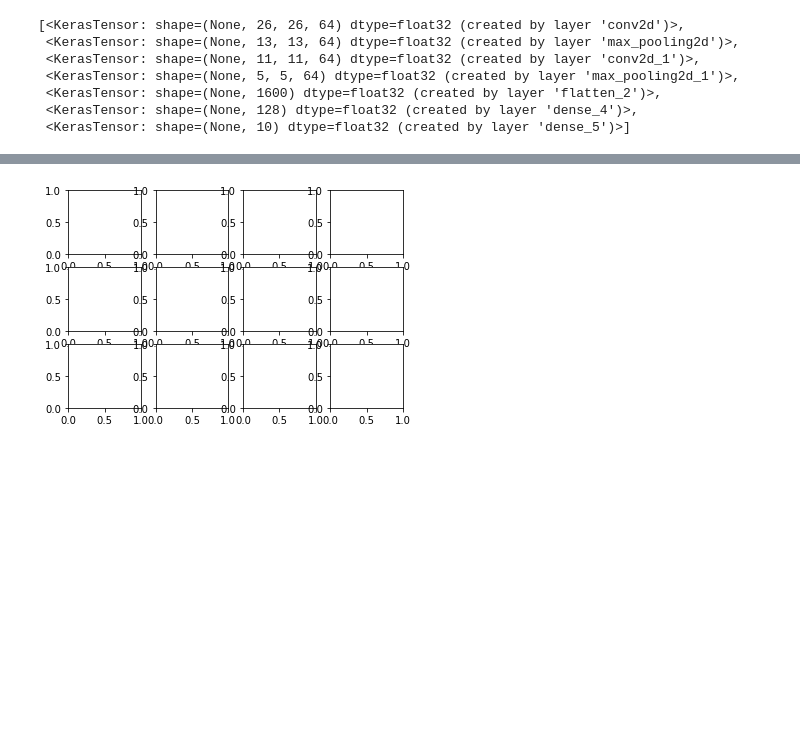
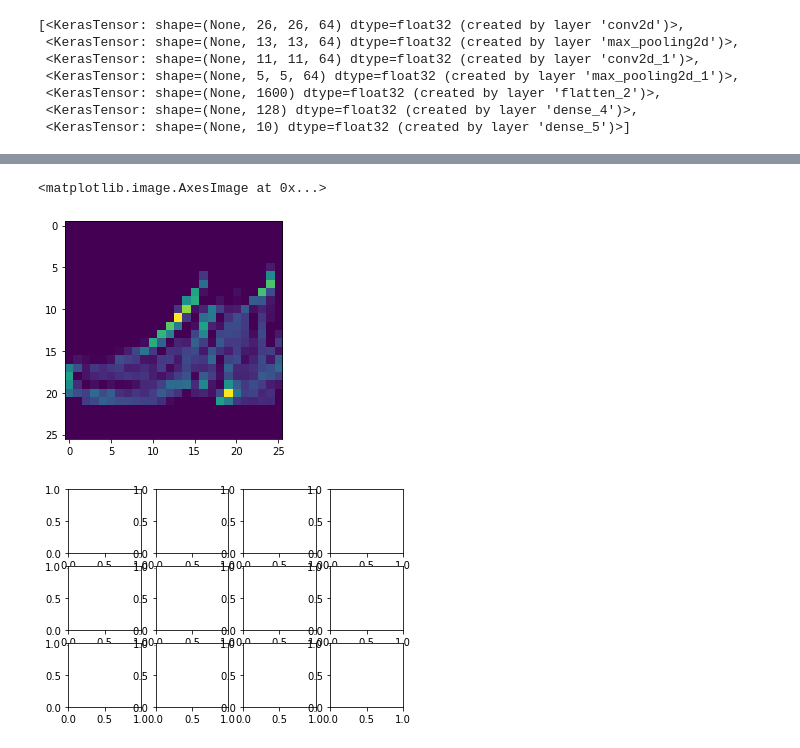
Before and after one commit to mozillah/Tensorflow-Practice, a Jupyter notebook: 1. Introduction to TensorFlow/Course 1 - Part 6 - Lesson 2 - Notebook.ipynb, the cells around one changed output, grey strips where cells are left out. Drawn from its saved outputs; the diff is of its cells as text; code cells hidden in the pictures; blank space fills up the shorter version.

```diff
--- a/1. Introduction to TensorFlow/Course 1 - Part 6 - Lesson 2 - Notebook.ipynb
+++ b/1. Introduction to TensorFlow/Course 1 - Part 6 - Lesson 2 - Notebook.ipynb
@@ -224,3 +231,8 @@ NameError: name 'FIRST_IMAGE' is not defined
+# %%
+plt.imshow(res[0, : , :, 3])
+# %% [output]
+<matplotlib.image.AxesImage at 0x...>
+[figure, added]
 # %%
 import matplotlib.pyplot as plt
 f, axarr = plt.subplots(3,4)
```
Also changed, not shown: parts of 18 cells of this notebook, 4 other files.
